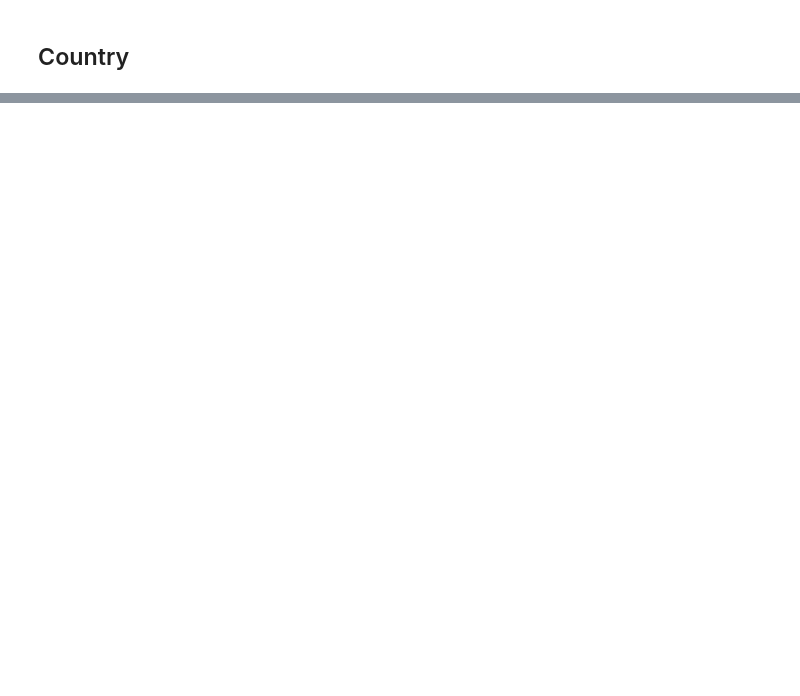
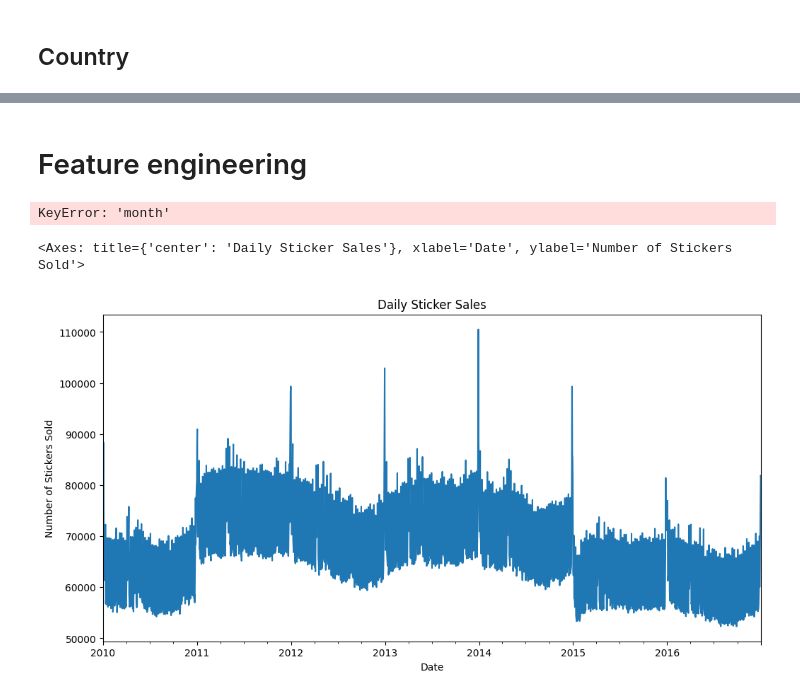
Before and after one commit to gavrilovAlikhan/ML-Practice, a Jupyter notebook: Sticker Sales Forecast/sticker_sales_forecast.ipynb, the cells around one changed output, grey strips where cells are left out. Saved outputs shown, nothing was run; the diff lists cells and outputs as text; code cells hidden in the pictures; blank space fills up the shorter version.

Commit message:
sales forecast

```diff
--- a/Sticker Sales Forecast/sticker_sales_forecast.ipynb
+++ b/Sticker Sales Forecast/sticker_sales_forecast.ipynb
@@ -159,0 +256,12 @@ holidays.KE( years=range(2020, 2027))
+# %% [markdown]
+# Feature engineering
+# %%
+def cyclical(df, col, period):
+    df[f'{col}_sin'] = np.sin(2 * np.pi * df[col] / period)
+    df[f'{col}_cos'] = np.cos(2 * np.pi * df[col] / period)
+
+cyclical(df, 'month', 12)
+cyclical(df, 'dayofweek', 7)
+cyclical(df, 'hour', 24)
+# %% [output]
+KeyError: 'month'
@@ -159,0 +285,5 @@ holidays.KE( years=range(2020, 2027))
+# %%
+df_train.groupby('date')['num_sold'].sum().plot(figsize=(12, 6), title='Daily Sticker Sales', xlabel='Date', ylabel='Number of Stickers Sold')
+# %% [output]
+<Axes: title={'center': 'Daily Sticker Sales'}, xlabel='Date', ylabel='Number of Stickers Sold'>
+[figure, added]
```
Also changed, not shown: parts of 22 cells of this notebook, 1 other file.
